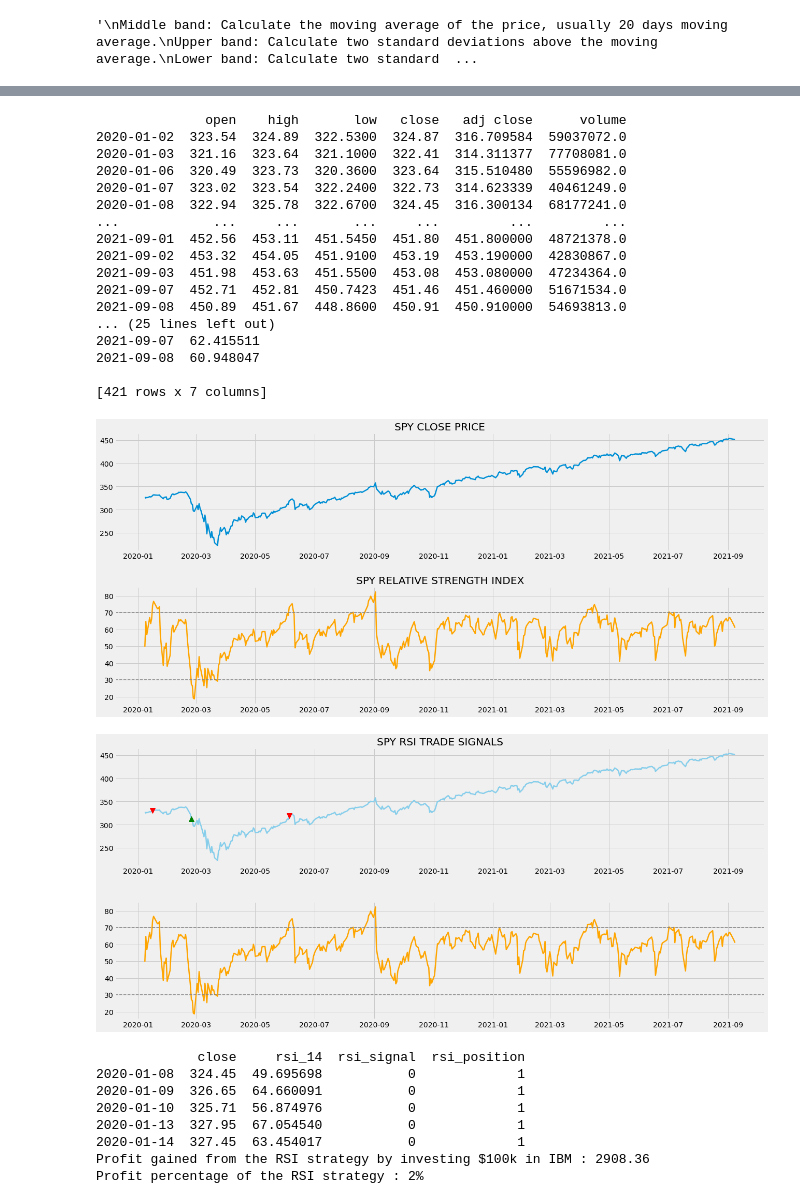
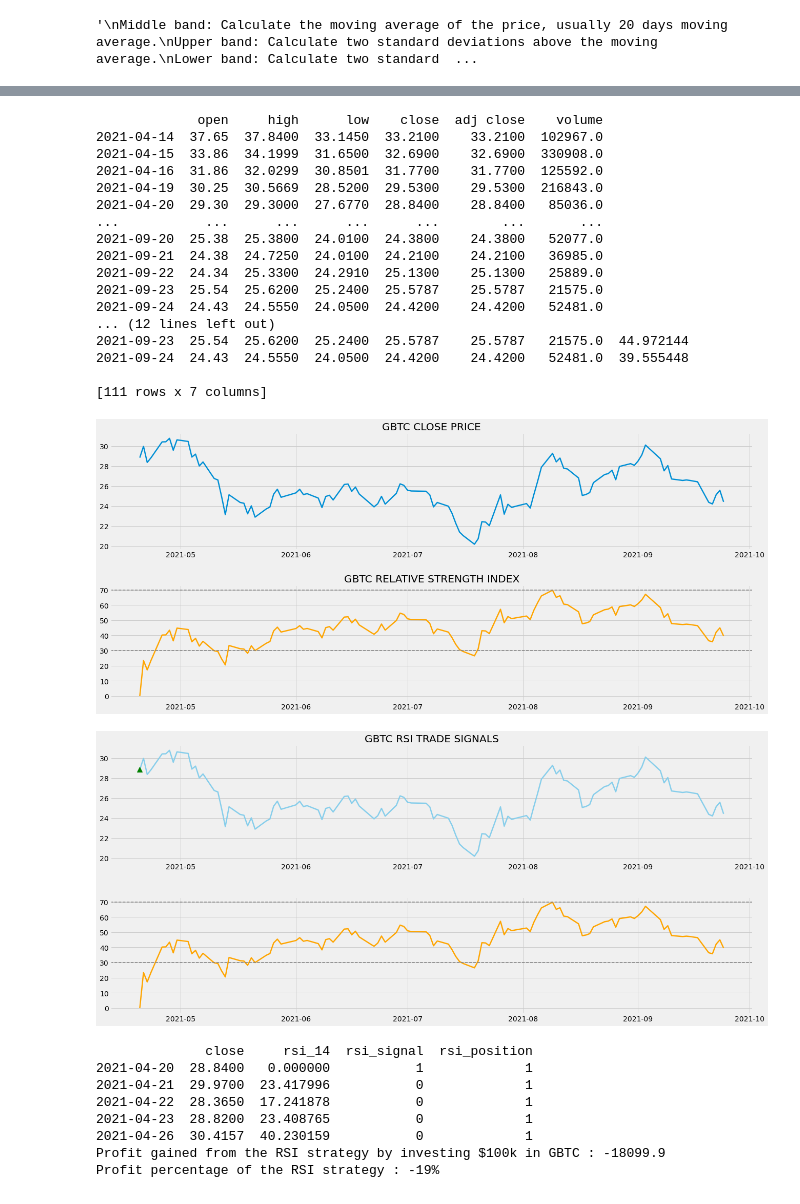
Before and after one commit to BrendanGlancy/AI_jupyter_notebook, a Jupyter notebook: FinTech.ipynb, the cells around one changed output, grey strips where cells are left out. Saved outputs shown, nothing was run; the diff lists cells and outputs as text; code cells hidden in the pictures.

```diff
--- a/FinTech.ipynb
+++ b/FinTech.ipynb
@@ -44,7 +44,8 @@ plt.style.use('fivethirtyeight')
 
 def get_historical_data(symbol, start_date = None):
     api_key = '00f83bac51mshba5c44255841b11p11d607jsnf6d25aeeaebe'
-    api_url = f'https://www.alphavantage.co/query?function=TIME_SERIES_DAILY_ADJUSTED&symbol={symbol}&apikey={api_key}&outputsize=full'
+    api_url = f'https://www.alphavantage.co/query?function=TIME_SERIES_DAILY_ADJUSTED&symbol={symbol}&market=CNY&apikey={api_key}&outputsize=full'
+    # 'https://www.alphavantage.co/query?function=DIGITAL_CURRENCY_DAILY&symbol={symbol}&market=CNY&apikey={api_key}&outputsize=full'
     raw_df = requests.get(api_url).json()
     df = pd.DataFrame(raw_df[f'Time Series (Daily)']).T
     df = df.rename(columns = {'1. open': 'open', '2. high': 'high', '3. low': 'low', '4. close': 'close', '5. adjusted close': 'adj close', '6. volume': 'volume'})
@@ -56,7 +57,7 @@ def get_historical_data(symbol, start_date = None):
         df = df[df.index >= start_date]
     return df
 
-googl = get_historical_data('SPY', '2020-01-01')
+googl = get_historical_data('GBTC', '2021-05-01')
 googl
 
 
@@ -134,7 +135,7 @@ ax1.plot(googl['close'], color = 'skyblue', linewidth = 2, label = 'GOOGL')
 ax1.plot(googl.index, buy_price, marker = '^', color = 'green', markersize = 10, label = 'BUY SIGNAL', linewidth = 0)
 ax1.plot(googl.index, sell_price, marker = 'v', color = 'r', markersize = 10, label = 'SELL SIGNAL', linewidth = 0)
 ax1.legend()
-ax1.set_title('SPY MACD SIGNALS')
+ax1.set_title('GBTC macd')
 ax2.plot(googl_macd['macd'], color = 'grey', linewidth = 1.5, label = 'MACD')
 ax2.plot(googl_macd['signal'], color = 'skyblue', linewidth = 1.5, label = 'SIGNAL')
 
@@ -174,7 +175,7 @@ def get_historical_data(symbol, start_date = None):
         df = df[df.index >= start_date]
     return df
 
-ibm = get_historical_data('SPY', '2020-01-01')
+ibm = get_historical_data('DAPP', '2020-09-16')
 print(ibm)
 
 def get_rsi(close, lookback):
@@ -205,11 +206,11 @@ print(ibm)
 ax1 = plt.subplot2grid((10,1), (0,0), rowspan = 4, colspan = 1)
 ax2 = plt.subplot2grid((10,1), (5,0), rowspan = 4, colspan = 1)
 ax1.plot(ibm['close'], linewidth = 2.5)
-ax1.set_title('SPY CLOSE PRICE')
+ax1.set_title('GBTC CLOSE PRICE')
 ax2.plot(ibm['rsi_14'], color = 'orange', linewidth = 2.5)
 ax2.axhline(30, linestyle = '--', linewidth = 1.5, color = 'grey')
 ax2.axhline(70, linestyle = '--', linewidth = 1.5, color = 'grey')
-ax2.set_title('SPY RELATIVE STRENGTH INDEX')
+ax2.set_title('GBTC RELATIVE STRENGTH INDEX')
 plt.show()
 
 def implement_rsi_strategy(prices, rsi):
@@ -254,7 +255,7 @@ ax2 = plt.subplot2grid((10,1), (5,0), rowspan = 4, colspan = 1)
 ax1.plot(ibm['close'], linewidth = 2.5, color = 'skyblue', label = 'IBM')
 ax1.plot(ibm.index, buy_price, marker = '^', markersize = 10, color = 'green', label = 'BUY SIGNAL')
 ax1.plot(ibm.index, sell_price, marker = 'v', markersize = 10, color = 'r', label = 'SELL SIGNAL')
-ax1.set_title('SPY RSI TRADE SIGNALS')
+ax1.set_title('GBTC RSI TRADE SIGNALS')
 ax2.plot(ibm['rsi_14'], color = 'orange', linewidth = 2.5)
 ax2.axhline(30, linestyle = '--', linewidth = 1.5, color = 'grey')
 ax2.axhline(70, linestyle = '--', linewidth = 1.5, color = 'grey')
@@ -280,60 +281,60 @@ close_price = ibm['close']
 rsi_signal = pd.DataFrame(rsi_signal).rename(columns = {0:'rsi_signal'}).set_index(ibm.index)
 position = pd.DataFrame(position).rename(columns = {0:'rsi_position'}).set_index(ibm.index)
 
 frames = [close_price, rsi, rsi_signal, position]
 strategy = pd.concat(frames, join = 'inner', axis = 1)
 
 print(strategy.head())
 
 ibm_ret = pd.DataFrame(np.diff(ibm['close'])).rename(columns = {0:'returns'})
 rsi_strategy_ret = []
 
 for i in range(len(ibm_ret)):
     returns = ibm_ret['returns'][i]*strategy['rsi_position'][i]
     rsi_strategy_ret.append(returns)
 
 rsi_strategy_ret_df = pd.DataFrame(rsi_strategy_ret).rename(columns = {0:'rsi_returns'})
 investment_value = 100000
 number_of_stocks = floor(investment_value/ibm['close'][-1])
 rsi_investment_ret = []
 
 for i in range(len(rsi_strategy_ret_df['rsi_returns'])):
     returns = number_of_stocks*rsi_strategy_ret_df['rsi_returns'][i]
     rsi_investment_ret.append(returns)
 
 rsi_investment_ret_df = pd.DataFrame(rsi_investment_ret).rename(columns = {0:'investment_returns'})
 total_investment_ret = round(sum(rsi_investment_ret_df['investment_returns']), 2)
 profit_percentage = floor((total_investment_ret/investment_value)*100)
-print(cl('Profit gained from the RSI strategy by investing $100k in IBM : {}'.format(total_investment_ret), attrs = ['bold']))
+print(cl('Profit gained from the RSI strategy by investing $100k in GBTC : {}'.format(total_investment_ret), attrs = ['bold']))
 print(cl('Profit percentage of the RSI strategy : {}%'.format(profit_percentage), attrs = ['bold']))
 # %% [output]
-              open    high       low   close   adj close      volume
-2020-01-02  323.54  324.89  322.5300  324.87  316.709584  59037072.0
-2020-01-03  321.16  323.64  321.1000  322.41  314.311377  77708081.0
-2020-01-06  320.49  323.73  320.3600  323.64  315.510480  55596982.0
-2020-01-07  323.02  323.54  322.2400  322.73  314.623339  40461249.0
-2020-01-08  322.94  325.78  322.6700  324.45  316.300134  68177241.0
-...            ...     ...       ...     ...         ...         ...
-2021-09-01  452.56  453.11  451.5450  451.80  451.800000  48721378.0
-2021-09-02  453.32  454.05  451.9100  453.19  453.190000  42830867.0
-2021-09-03  451.98  453.63  451.5500  453.08  453.080000  47234364.0
-2021-09-07  452.71  452.81  450.7423  451.46  451.460000  51671534.0
-2021-09-08  450.89  451.67  448.8600  450.91  450.910000  54693813.0
-... (25 lines left out)
-2021-09-07  62.415511
-2021-09-08  60.948047
+             open     high      low    close  adj close    volume
+2021-04-14  37.65  37.8400  33.1450  33.2100    33.2100  102967.0
+2021-04-15  33.86  34.1999  31.6500  32.6900    32.6900  330908.0
+2021-04-16  31.86  32.0299  30.8501  31.7700    31.7700  125592.0
+2021-04-19  30.25  30.5669  28.5200  29.5300    29.5300  216843.0
+2021-04-20  29.30  29.3000  27.6770  28.8400    28.8400   85036.0
+...           ...      ...      ...      ...        ...       ...
+2021-09-20  25.38  25.3800  24.0100  24.3800    24.3800   52077.0
+2021-09-21  24.38  24.7250  24.0100  24.2100    24.2100   36985.0
+2021-09-22  24.34  25.3300  24.2910  25.1300    25.1300   25889.0
+2021-09-23  25.54  25.6200  25.2400  25.5787    25.5787   21575.0
+2021-09-24  24.43  24.5550  24.0500  24.4200    24.4200   52481.0
+... (12 lines left out)
+2021-09-23  25.54  25.6200  25.2400  25.5787    25.5787   21575.0  44.972144
+2021-09-24  24.43  24.5550  24.0500  24.4200    24.4200   52481.0  39.555448
 
-[421 rows x 7 columns]
+[111 rows x 7 columns]
-[figure, old version]
+[figure, new version]
-[figure, old version]
+[figure, new version]
-             close     rsi_14  rsi_signal  rsi_position
-2020-01-08  324.45  49.695698           0             1
-2020-01-09  326.65  64.660091           0             1
-2020-01-10  325.71  56.874976           0             1
-2020-01-13  327.95  67.054540           0             1
-2020-01-14  327.45  63.454017           0             1
-Profit gained from the RSI strategy by investing $100k in IBM : 2908.36
-Profit percentage of the RSI strategy : 2%
+              close     rsi_14  rsi_signal  rsi_position
+2021-04-20  28.8400   0.000000           1             1
+2021-04-21  29.9700  23.417996           0             1
+2021-04-22  28.3650  17.241878           0             1
+2021-04-23  28.8200  23.408765           0             1
+2021-04-26  30.4157  40.230159           0             1
+Profit gained from the RSI strategy by investing $100k in GBTC : -18099.9
+Profit percentage of the RSI strategy : -19%
 # %%
 # Bollinger Bands
 
```
Also changed, not shown: parts of 7 cells of this notebook, 8 other files.
